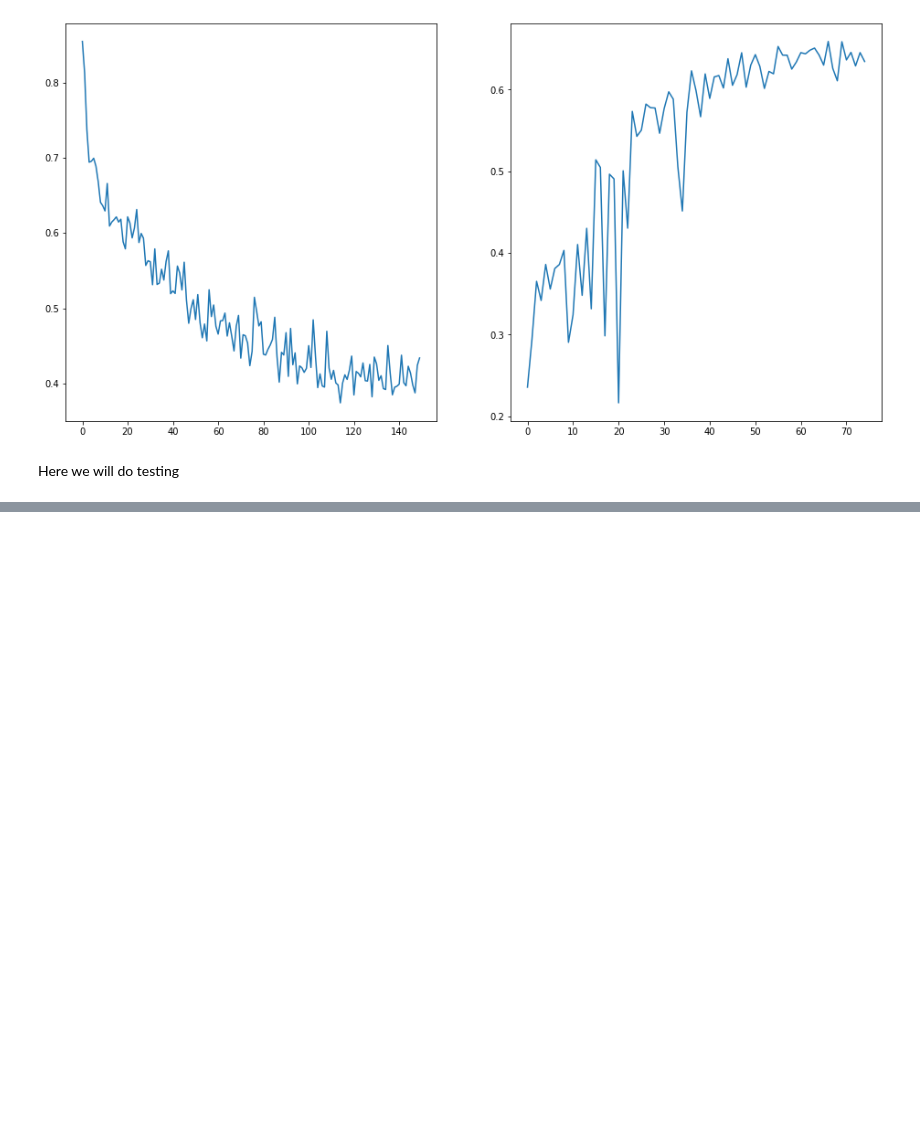
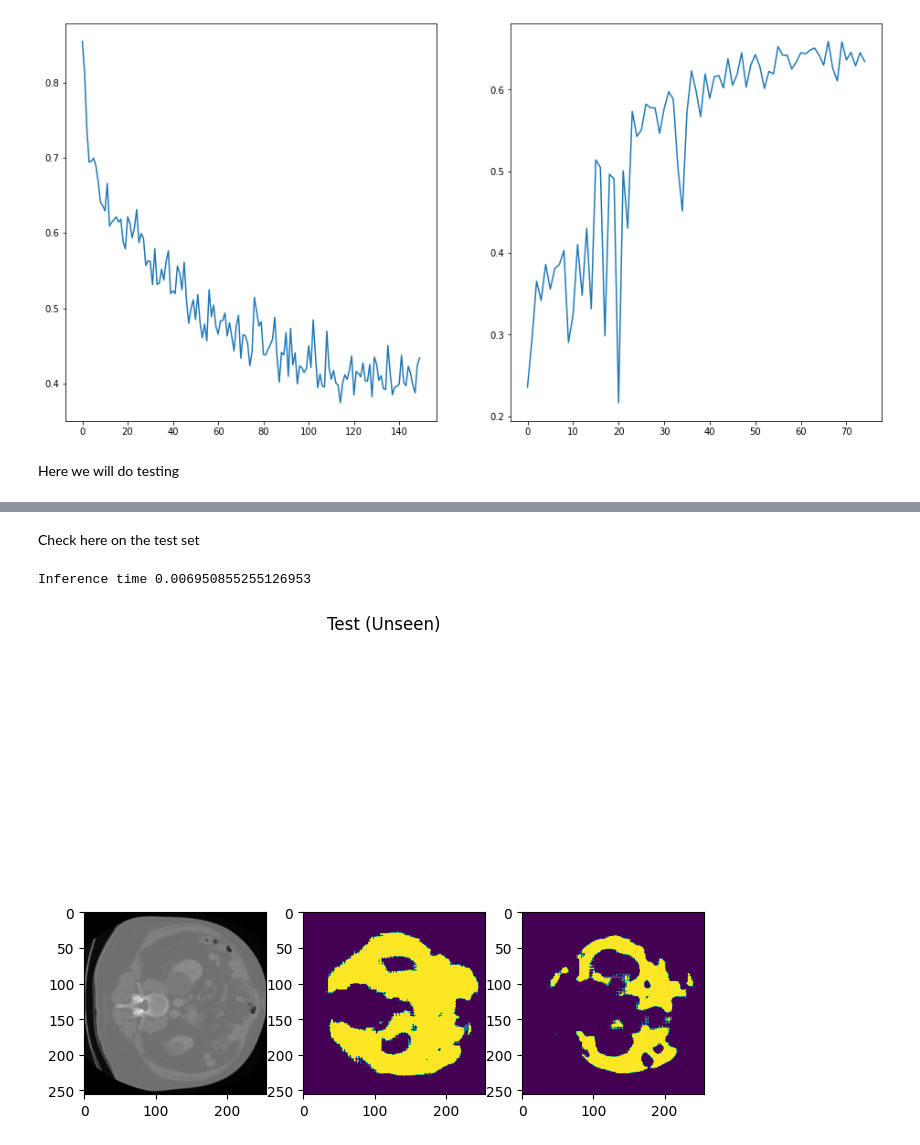
Before and after one commit to Lossar/TDT17_liver_segmentation, a Jupyter notebook: liver_seg_multiclass.ipynb, the cells around one changed output, grey strips where cells are left out. Saved outputs shown, nothing was run; the diff lists cells and outputs as text; code cells hidden in the pictures; blank space fills up the shorter version.

```diff
--- a/liver_seg_multiclass.ipynb
+++ b/liver_seg_multiclass.ipynb
@@ -272,0 +264,31 @@ torch.Size([1, 2, 256, 256, 112])
+# %% [markdown]
+Check here on the test set
+# %%
+test_images = load_decathlon_datalist(os.path.join(data_dir, "dataset.json"), data_list_key="test")
+test_image_transforms = Compose([
+    LoadImaged(keys=keys[0]),
+    EnsureChannelFirstd(keys=keys[0]),
+    CropForegroundd(keys=keys[0], source_key=keys[0]),
+    Orientationd(keys=keys[0], axcodes="RAS"),
+    NormalizeIntensityd(keys=keys[0], nonzero=True, channel_wise=True),
+    Resized(keys=keys[0], spatial_size=(256,256,64))
+])
+
+test_dataset = Dataset(test_images, test_image_transforms) # Validation transforms are the least intrusive
+
+i = 43
+slice = 35
+
+with torch.no_grad():
+    model.eval()
+    image = test_dataset[i]["image"].unsqueeze(0).to(device)
+    inference_start = time.time()
+    output = model(image)
+    output = post_trans(output)
+    inference_end = time.time()
+    print(f"Inference time {inference_end - inference_start}")
+draw_comparison_figure(test_dataset[i], output, slice, "Test (Unseen)", False)
+plt.savefig(f"result/test{i}")
+# %% [output]
+Inference time 0.006950855255126953
+[figure, added]
```
Also changed, not shown: parts of 3 cells of this notebook.
